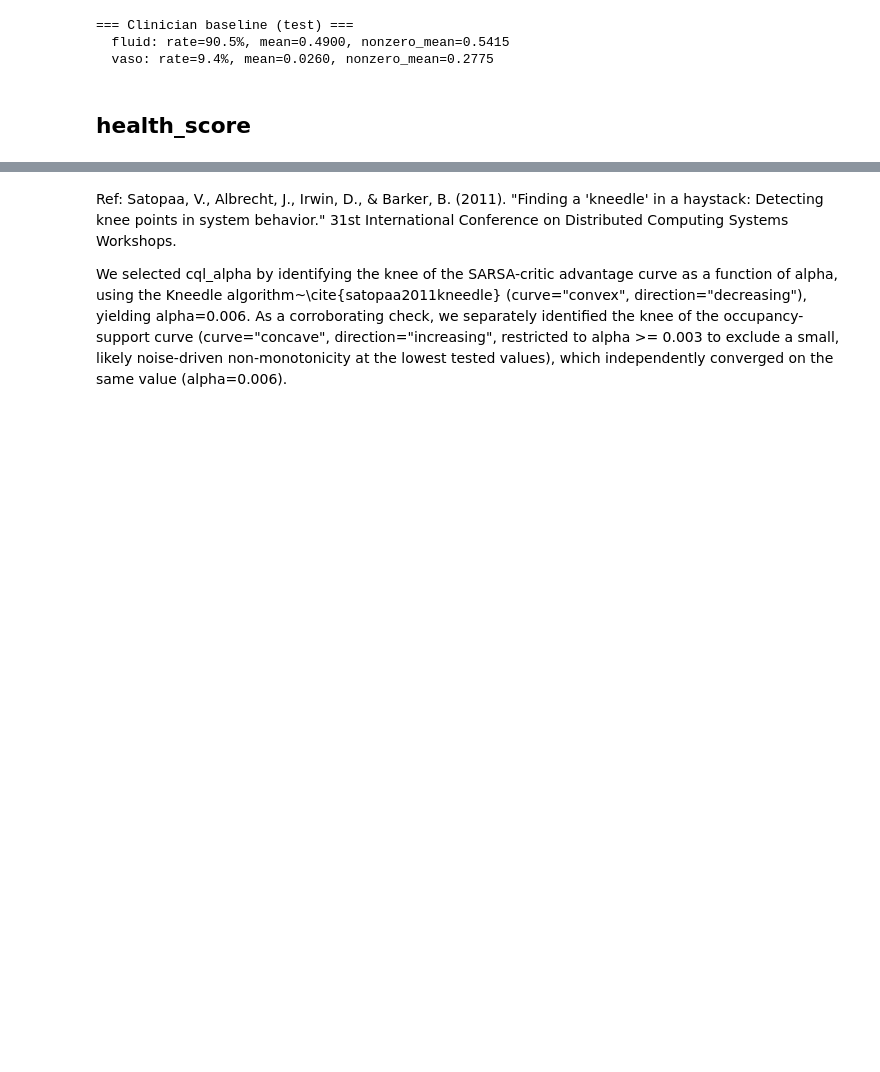
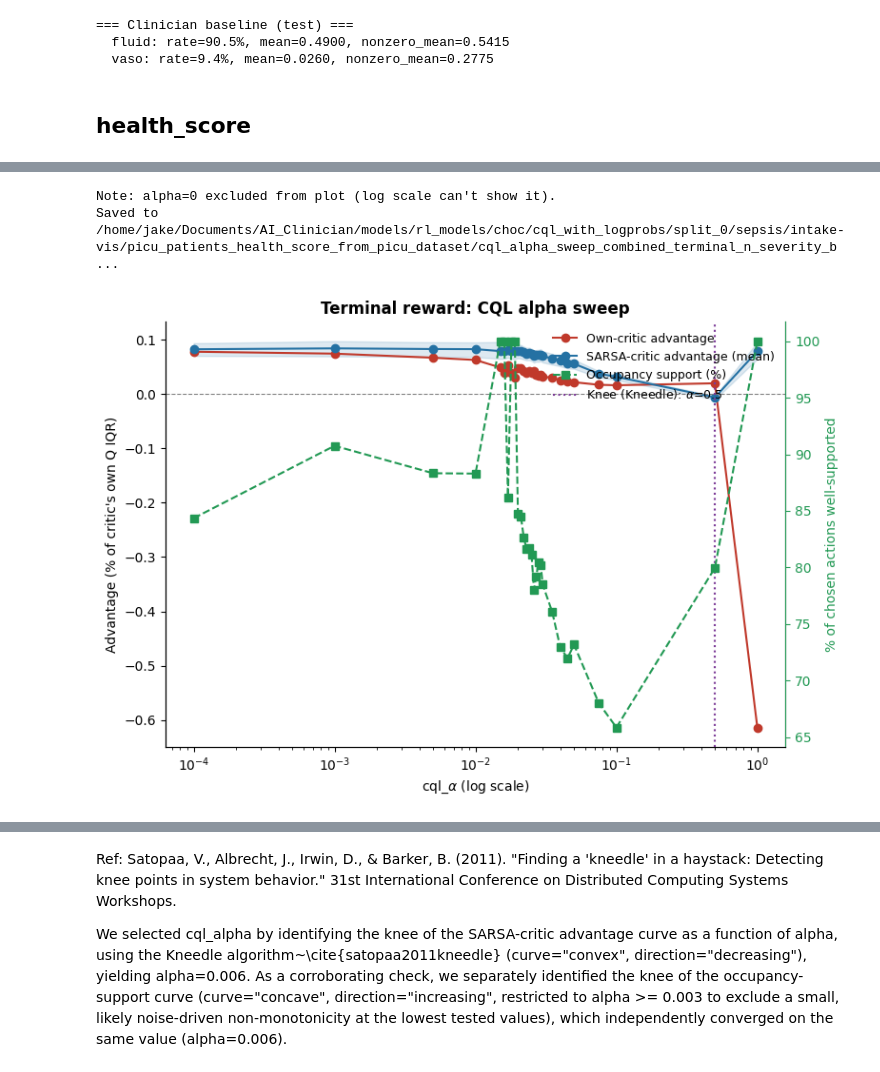
Before and after one commit to jakeormond/ai_clinician_pediatric_rl, a Jupyter notebook: src/rl/evaluate_cql_alpha_sweep.ipynb, the cells around one changed output, grey strips where cells are left out. Cells and saved outputs as stored; diff of their text form; code cells hidden in the pictures; blank space fills up the shorter version.

```diff
--- a/src/rl/evaluate_cql_alpha_sweep.ipynb
+++ b/src/rl/evaluate_cql_alpha_sweep.ipynb
@@ -370,0 +409,13 @@ Saved to /home/jake/Documents/AI_Clinician/models/rl_models/choc/cql_with_logpro
+# %%
+save_path = os.path.join(cql_model_dir, "cql_alpha_sweep_combined_terminal_n_severity_bins_100.png")
+
+fig = eval_cql.plot_combined_alpha_sweep(
+    results_terminal,
+    normalized=True, log_scale=True,
+    title="Terminal reward: CQL alpha sweep",
+    save_path=save_path,
+)
+# %% [output]
+Note: alpha=0 excluded from plot (log scale can't show it).
+Saved to /home/jake/Documents/AI_Clinician/models/rl_models/choc/cql_with_logprobs/split_0/sepsis/intake-vis/picu_patients_health_score_from_picu_dataset/cql_alpha_sweep_combined_terminal_n_severity_b ...
+[figure, added]
```
Also changed, not shown: parts of 36 cells of this notebook, 4 other files.
